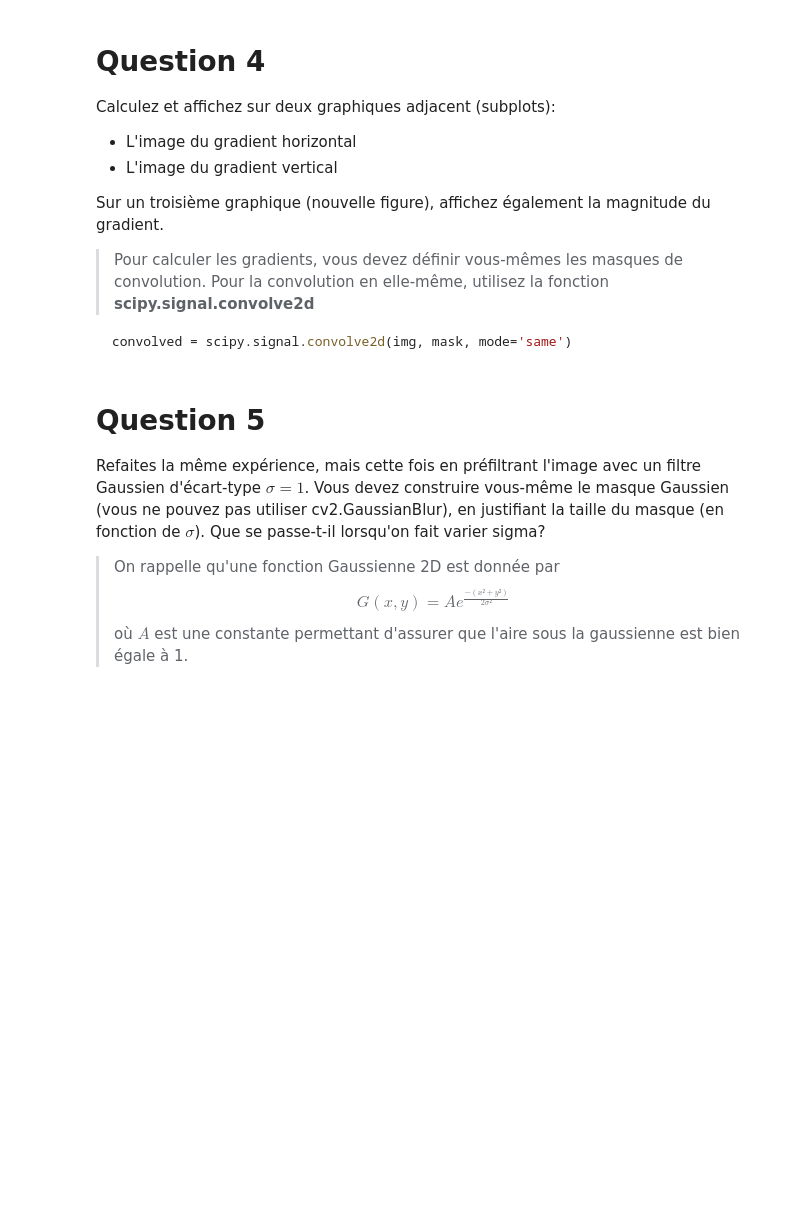
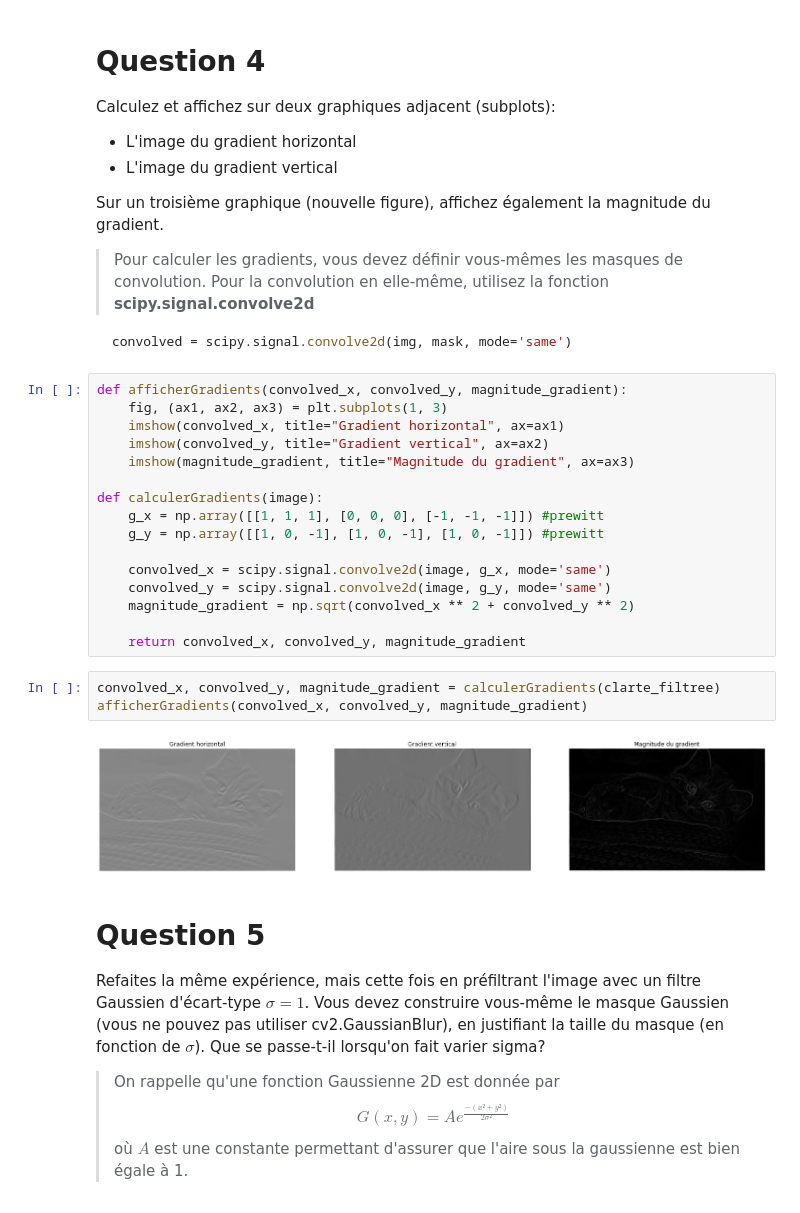
Before and after one commit to treque/imageprocessing, a Jupyter notebook: T3 - Segmentation et Manipulation dimages couleurs-20201111/TP_3_sujet.ipynb, the cells around one changed output. Drawn from its saved outputs; the diff is of its cells as text; blank space fills up the shorter version.

````diff
--- a/T3 - Segmentation et Manipulation dimages couleurs-20201111/TP_3_sujet.ipynb
+++ b/T3 - Segmentation et Manipulation dimages couleurs-20201111/TP_3_sujet.ipynb
@@ -112,6 +135,27 @@ Sur un troisième graphique (nouvelle figure), affichez également la magnitude
 ```python
 convolved = scipy.signal.convolve2d(img, mask, mode='same')
 ```
+# %%
+def afficherGradients(convolved_x, convolved_y, magnitude_gradient):
+    fig, (ax1, ax2, ax3) = plt.subplots(1, 3)
+    imshow(convolved_x, title="Gradient horizontal", ax=ax1)
+    imshow(convolved_y, title="Gradient vertical", ax=ax2)
+    imshow(magnitude_gradient, title="Magnitude du gradient", ax=ax3)
+
+def calculerGradients(image):
+    g_x = np.array([[1, 1, 1], [0, 0, 0], [-1, -1, -1]]) #prewitt
+    g_y = np.array([[1, 0, -1], [1, 0, -1], [1, 0, -1]]) #prewitt
+
+    convolved_x = scipy.signal.convolve2d(image, g_x, mode='same')
+    convolved_y = scipy.signal.convolve2d(image, g_y, mode='same')
+    magnitude_gradient = np.sqrt(convolved_x ** 2 + convolved_y ** 2)
+
+    return convolved_x, convolved_y, magnitude_gradient
+# %%
+convolved_x, convolved_y, magnitude_gradient = calculerGradients(clarte_filtree)
+afficherGradients(convolved_x, convolved_y, magnitude_gradient)
+# %% [output]
+[figure, added]
 # %% [markdown]
 # Question 5
 
````
Also changed, not shown: parts of 12 cells of this notebook.
